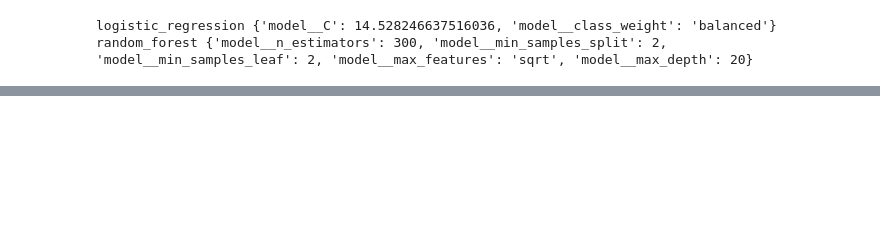
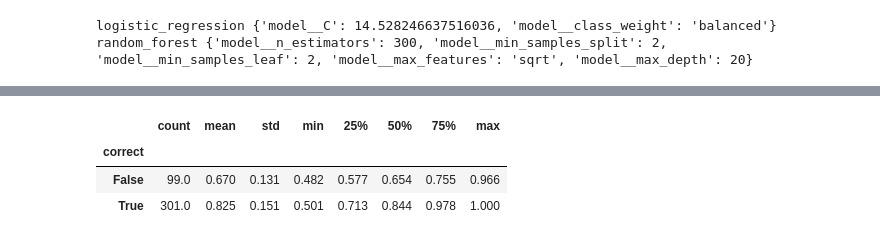
Before and after one commit to oelaimar/student-mh-risk-predictor, a Jupyter notebook: notebooks/02_modeling.ipynb, the cells around one changed output, grey strips where cells are left out. Drawn from its saved outputs; the diff is of its cells as text; code cells hidden in the pictures; blank space fills up the shorter version.

```diff
--- a/notebooks/02_modeling.ipynb
+++ b/notebooks/02_modeling.ipynb
@@ -98,0 +161,8 @@ random_forest {'model__n_estimators': 300, 'model__min_samples_split': 2, 'model
+# %%
+# Confiance du modèle : les erreurs sont-elles des cas incertains ?
+pred.groupby("correct")["confidence"].describe().round(3)
+# %% [output]
+|  | count | mean | std | min | 25% | 50% | 75% | max |
+| correct |  |  |  |  |  |  |  |  |
+| False | 99.0 | 0.670 | 0.131 | 0.482 | 0.577 | 0.654 | 0.755 | 0.966 |
+| True | 301.0 | 0.825 | 0.151 | 0.501 | 0.713 | 0.844 | 0.978 | 1.000 |
```
Also changed, not shown: parts of 16 cells of this notebook, 12 other files.
